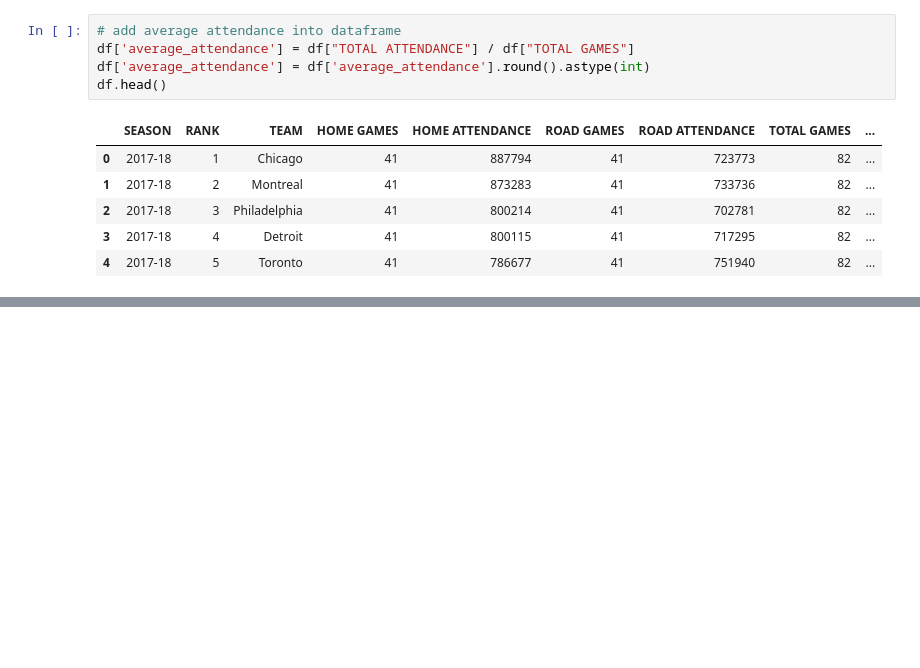
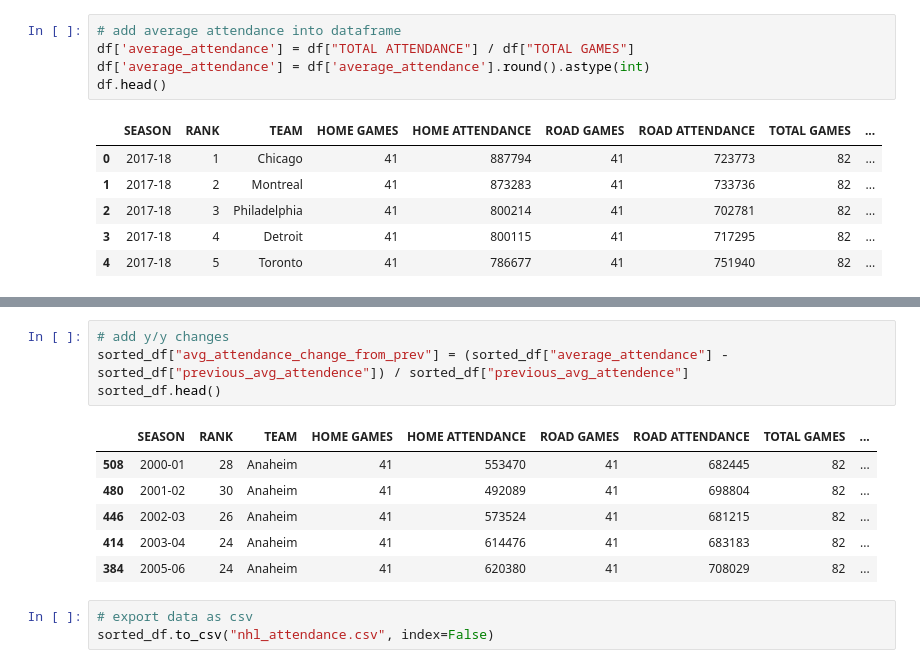
Before and after one commit to gyonghua/MakeoverMonday, a Jupyter notebook: 2019/2019w1/2019w1_data_explore.ipynb, the cells around one changed output, grey strips where cells are left out. Drawn from its saved outputs; the diff is of its cells as text; blank space fills up the shorter version.

```diff
--- a/2019/2019w1/2019w1_data_explore.ipynb
+++ b/2019/2019w1/2019w1_data_explore.ipynb
@@ -102,2 +127,16 @@ df.head()
+# %%
+# add y/y changes
+sorted_df["avg_attendance_change_from_prev"] = (sorted_df["average_attendance"] - sorted_df["previous_avg_attendence"]) / sorted_df["previous_avg_attendence"]
+sorted_df.head()
+# %% [output]
+|  | SEASON | RANK | TEAM | HOME GAMES | HOME ATTENDANCE | ROAD GAMES | ROAD ATTENDANCE | TOTAL GAMES | ... |
+| 508 | 2000-01 | 28 | Anaheim | 41 | 553470 | 41 | 682445 | 82 | ... |
+| 480 | 2001-02 | 30 | Anaheim | 41 | 492089 | 41 | 698804 | 82 | ... |
+| 446 | 2002-03 | 26 | Anaheim | 41 | 573524 | 41 | 681215 | 82 | ... |
+| 414 | 2003-04 | 24 | Anaheim | 41 | 614476 | 41 | 683183 | 82 | ... |
+| 384 | 2005-06 | 24 | Anaheim | 41 | 620380 | 41 | 708029 | 82 | ... |
+# %%
+# export data as csv
+sorted_df.to_csv("nhl_attendance.csv", index=False)
 # %%
 # checking which year is the original visualization showing
```
Also changed, not shown: parts of 5 cells of this notebook, 4 other files.
